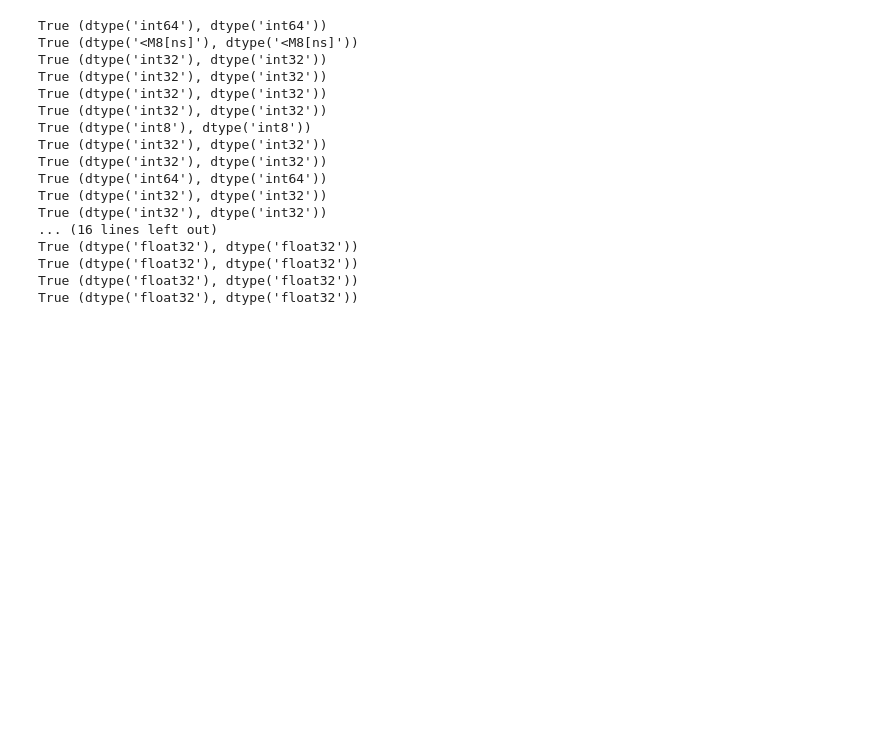
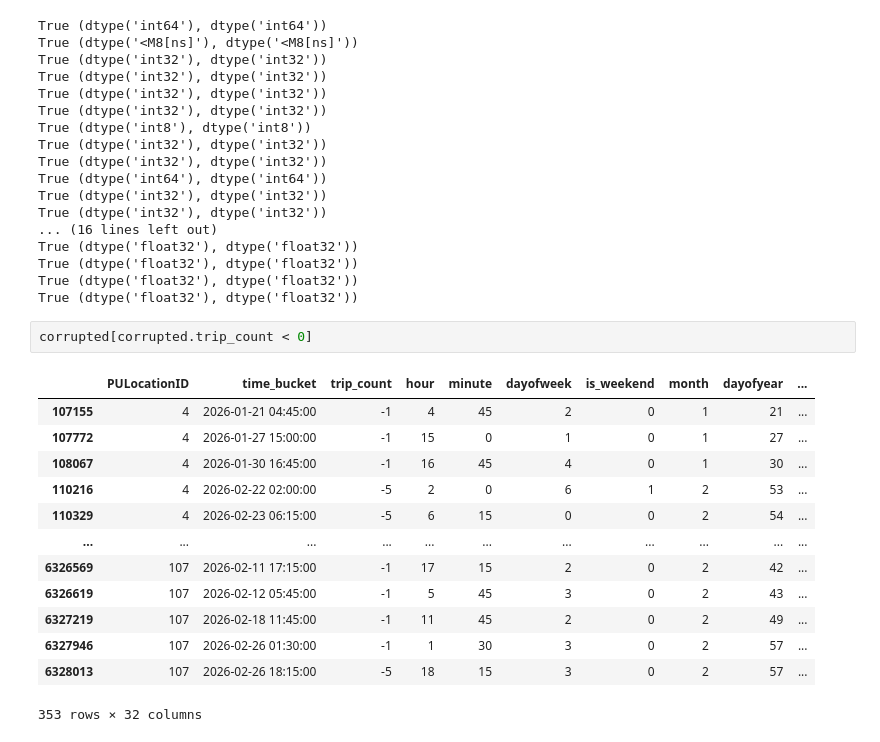
Before and after one commit to auto-d/k8s-taxi, a Jupyter notebook: eda.ipynb, the cells around one changed output. Cells and saved outputs as stored; diff of their text form; blank space fills up the shorter version.

```diff
--- a/eda.ipynb
+++ b/eda.ipynb
@@ -160,3 +191,19 @@ True (dtype('float32'), dtype('float32'))
 True (dtype('float32'), dtype('float32'))
 True (dtype('float32'), dtype('float32'))
 True (dtype('float32'), dtype('float32'))
+# %%
+corrupted[corrupted.trip_count < 0]
+# %% [output]
+|  | PULocationID | time_bucket | trip_count | hour | minute | dayofweek | is_weekend | month | dayofyear | ... |
+| 107155 | 4 | 2026-01-21 04:45:00 | -1 | 4 | 45 | 2 | 0 | 1 | 21 | ... |
+| 107772 | 4 | 2026-01-27 15:00:00 | -1 | 15 | 0 | 1 | 0 | 1 | 27 | ... |
+| 108067 | 4 | 2026-01-30 16:45:00 | -1 | 16 | 45 | 4 | 0 | 1 | 30 | ... |
+| 110216 | 4 | 2026-02-22 02:00:00 | -5 | 2 | 0 | 6 | 1 | 2 | 53 | ... |
+| 110329 | 4 | 2026-02-23 06:15:00 | -5 | 6 | 15 | 0 | 0 | 2 | 54 | ... |
+| ... | ... | ... | ... | ... | ... | ... | ... | ... | ... | ... |
+| 6326569 | 107 | 2026-02-11 17:15:00 | -1 | 17 | 15 | 2 | 0 | 2 | 42 | ... |
+| 6326619 | 107 | 2026-02-12 05:45:00 | -1 | 5 | 45 | 3 | 0 | 2 | 43 | ... |
+| 6327219 | 107 | 2026-02-18 11:45:00 | -1 | 11 | 45 | 2 | 0 | 2 | 49 | ... |
+| 6327946 | 107 | 2026-02-26 01:30:00 | -1 | 1 | 30 | 3 | 0 | 2 | 57 | ... |
+| 6328013 | 107 | 2026-02-26 18:15:00 | -5 | 18 | 15 | 3 | 0 | 2 | 57 | ... |
+353 rows × 32 columns
```
Also changed, not shown: parts of 7 cells of this notebook.
